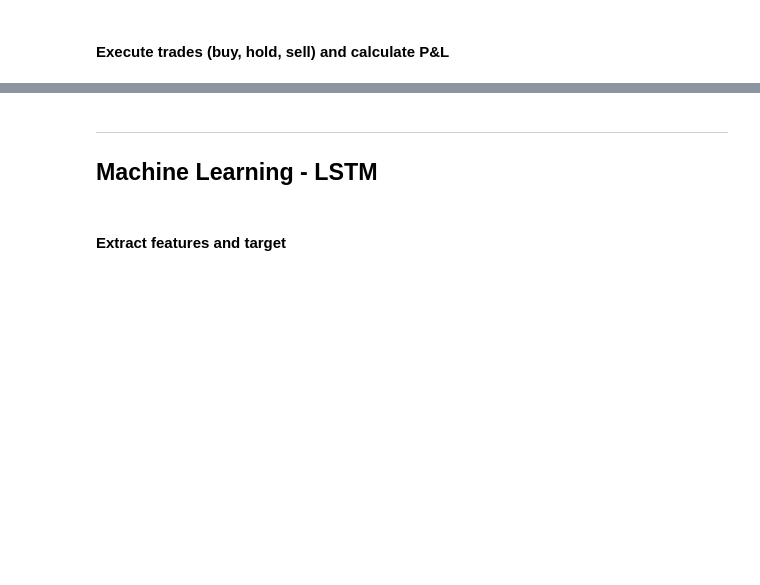
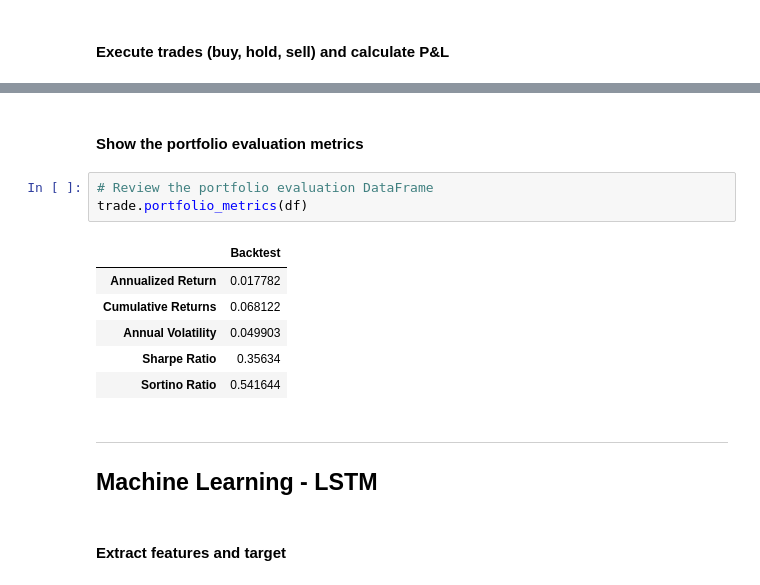
Before and after one commit to jamestan8292/Trading_Bot, a Jupyter notebook: main_ml_LSTM.ipynb, the cells around one changed output, grey strips where cells are left out. Drawn from its saved outputs; the diff is of its cells as text; blank space fills up the shorter version.

```diff
--- a/main_ml_LSTM.ipynb
+++ b/main_ml_LSTM.ipynb
@@ -252,3 +274,15 @@ df_bt.head()
+# %% [markdown]
+#### Show the portfolio evaluation metrics
+# %%
+# Review the portfolio evaluation DataFrame
+trade.portfolio_metrics(df)
+# %% [output]
+|  | Backtest |
+| Annualized Return | 0.017782 |
+| Cumulative Returns | 0.068122 |
+| Annual Volatility | 0.049903 |
+| Sharpe Ratio | 0.35634 |
+| Sortino Ratio | 0.541644 |
 # %% [markdown]
 ---
 ## Machine Learning - LSTM
```
Also changed, not shown: parts of 33 cells of this notebook, 2 other files.
